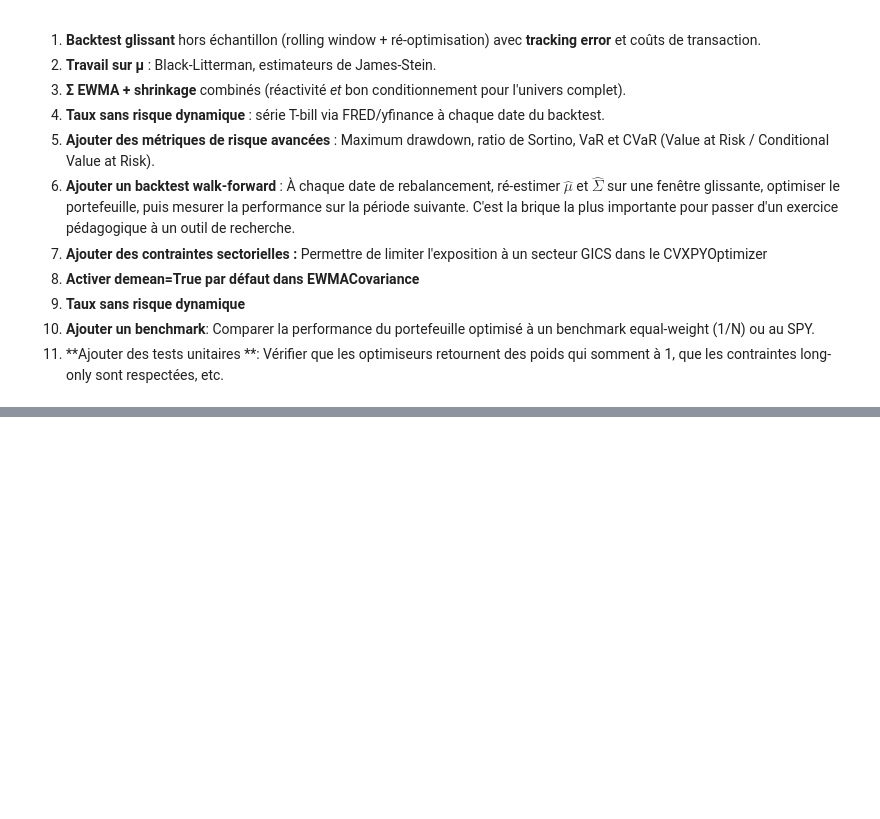
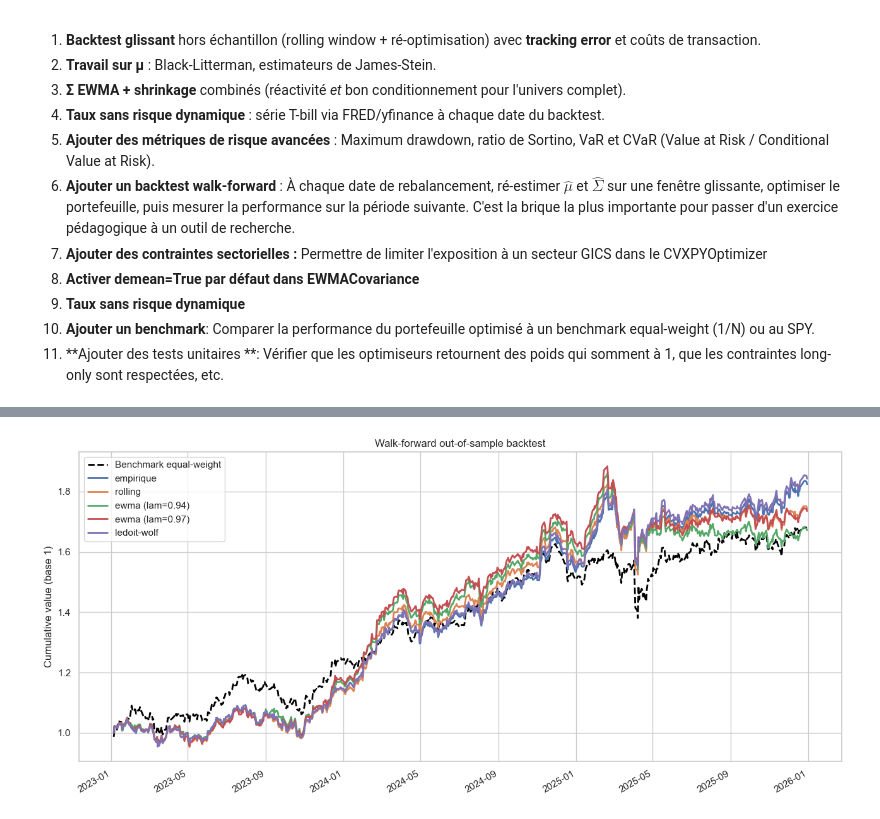
Before and after one commit to focapitain/ML4PM, a Jupyter notebook: markowitz_sp500_V2.ipynb, the cells around one changed output, grey strips where cells are left out. Saved outputs shown, nothing was run; the diff lists cells and outputs as text; code cells hidden in the pictures; blank space fills up the shorter version.

Commit message:
add backtest

```diff
--- a/markowitz_sp500_V2.ipynb
+++ b/markowitz_sp500_V2.ipynb
@@ -1005,0 +1010,10 @@ toucher au reste — c'est ce qui rend le notebook benchmarkable.
+# %%
+from importlib import reload
+import backtest as bt
+
+# Optional while iterating: reload the module so notebook picks up file edits immediately.
+bt = reload(bt)
+
+WalkForwardBacktestConfig = bt.WalkForwardBacktestConfig
+walk_forward_backtest = bt.walk_forward_backtest
+plot_backtest_nav = bt.plot_backtest_nav
@@ -1005,0 +1070,7 @@ toucher au reste — c'est ce qui rend le notebook benchmarkable.
+# %%
+fig, ax = plt.subplots(figsize=(13, 6))
+plot_backtest_nav(estimator_backtests, ax=ax)
+plt.tight_layout()
+plt.show()
+# %% [output]
+[figure, added]
```
Also changed, not shown: parts of 11 cells of this notebook, 2 other files.
